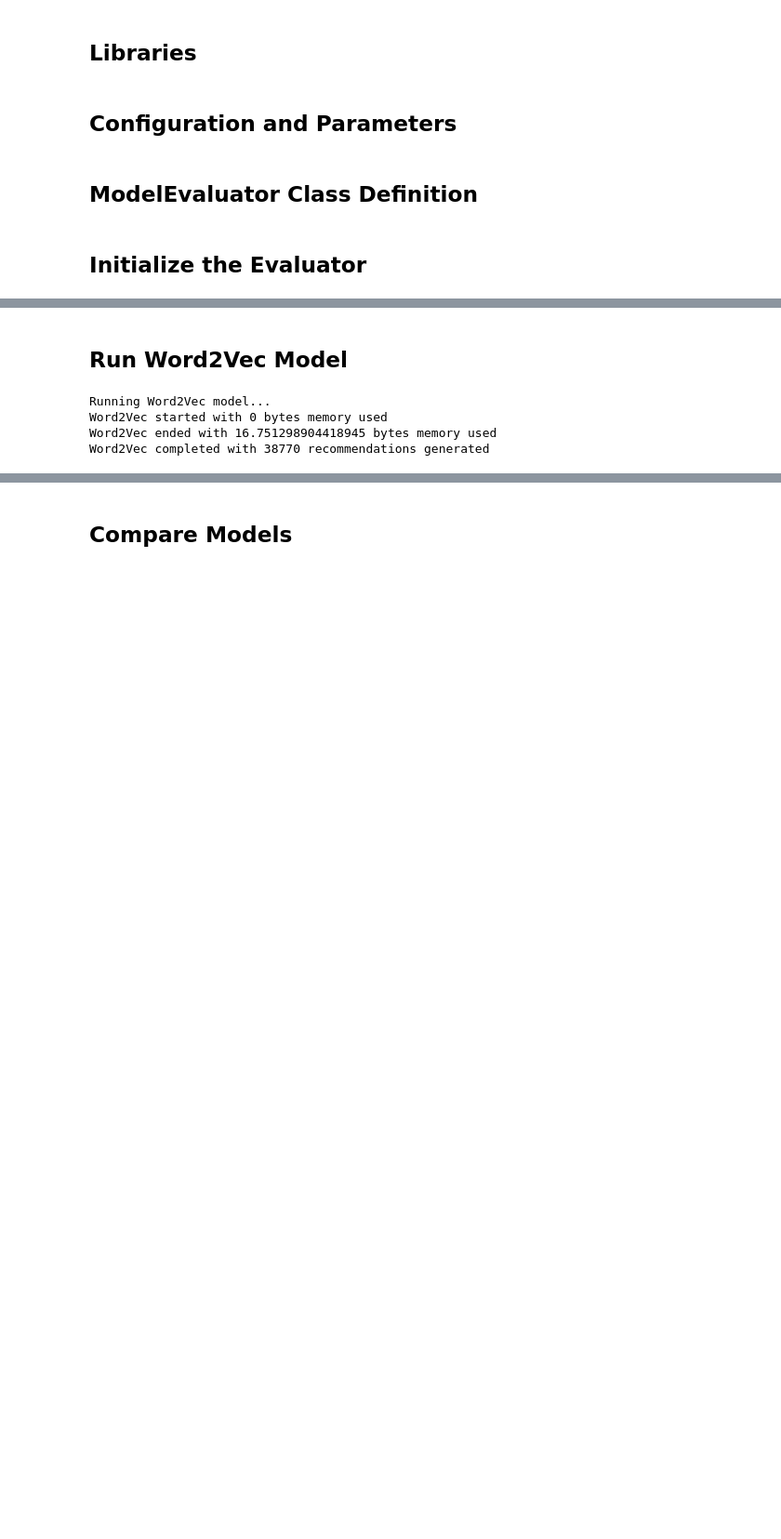
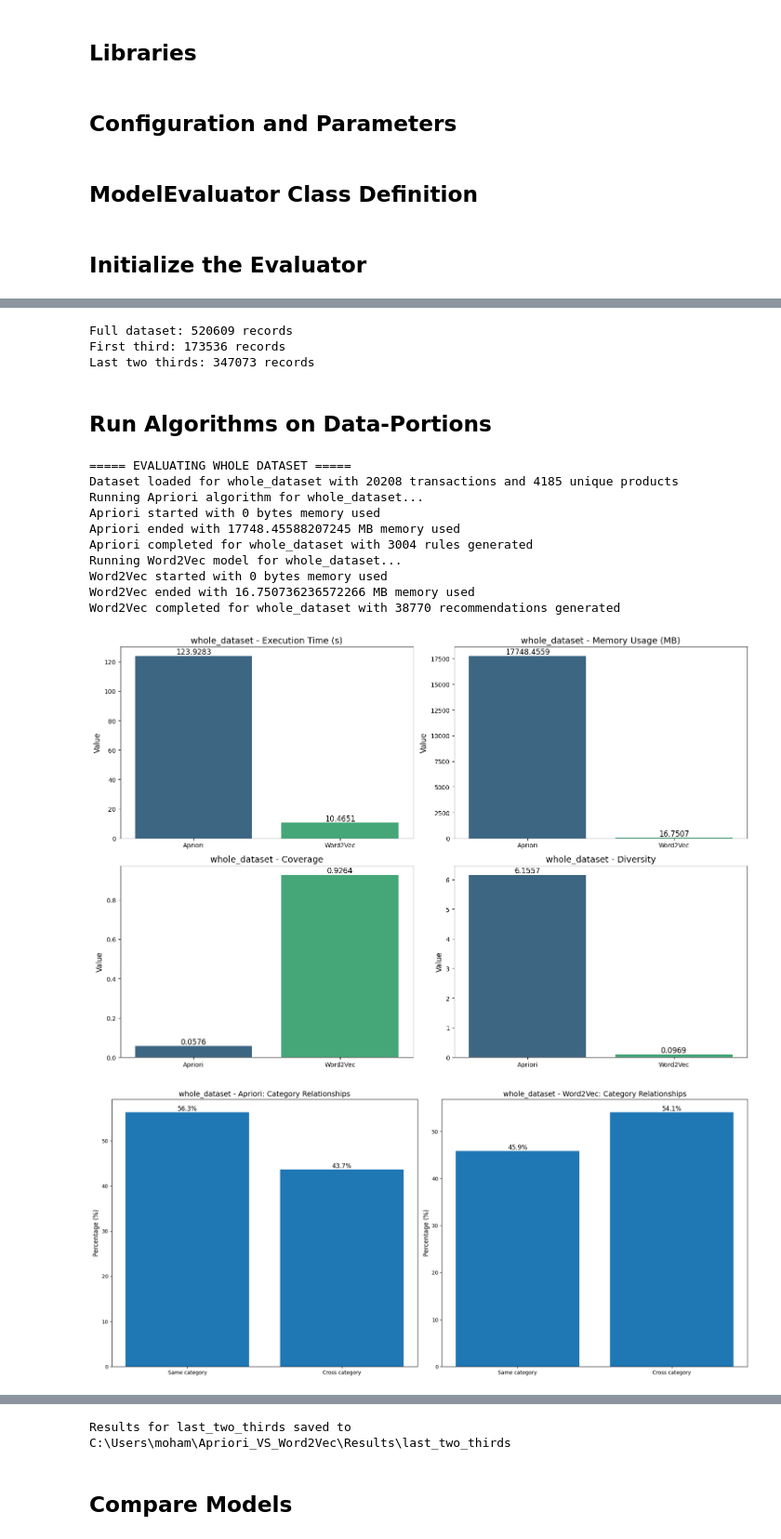
Before and after one commit to Mohammed87FS/Apriori_VS_Word2Vec, a Jupyter notebook: Models/Models_Evaluator_t1.ipynb, the cells around one changed output, grey strips where cells are left out. Shown at 93% size. Saved outputs shown, nothing was run; the diff lists cells and outputs as text; code cells hidden in the pictures; blank space fills up the shorter version.

Commit message:
the comparasion of all portions is still in progress

```diff
--- a/Models/Models_Evaluator_t1.ipynb
+++ b/Models/Models_Evaluator_t1.ipynb
@@ -657,15 +640,59 @@ Apriori completed with 3004 rules generated
-# %% [markdown]
-## Run Word2Vec Model
-# %%
-# Run Word2Vec model with the configured parameters
-word2vec_metrics = evaluator.run_word2vec(
-    vector_size=vector_size_num,
-    window=window_num,
-    min_count=min_count,
-    topn=w2v_topn
-)
-# %% [output]
-Running Word2Vec model...
-Word2Vec started with 0 bytes memory used
-Word2Vec ended with 16.751298904418945 bytes memory used
-Word2Vec completed with 38770 recommendations generated
+# %%
+full_data = pd.read_excel(os.path.join(path, excel_file))
+
+# ===== DATA PARTITIONING =====
+# Split dataset into whole, first third, and last two thirds.
+n = len(full_data)
+one_third_index = n // 3
+
+df_whole = full_data.copy()
+df_first_third = full_data.iloc[:one_third_index]
+df_last_two_thirds = full_data.iloc[one_third_index:]
+
+print(f"Full dataset: {len(df_whole)} records")
+print(f"First third: {len(df_first_third)} records")
+print(f"Last two thirds: {len(df_last_two_thirds)} records")
+
+# Create results directory
+os.makedirs(path_results, exist_ok=True)
+
+# ===== EVALUATE WHOLE DATASET =====
+# %% [output]
+Full dataset: 520609 records
+First third: 173536 records
+Last two thirds: 347073 records
+# %% [markdown]
+## Run Algorithms on Data-Portions
+# %%
+print("\n===== EVALUATING WHOLE DATASET =====")
+evaluator_whole = ModelEvaluator(path, path_results, excel_file, df_whole, "whole_dataset")
+evaluator_whole.run_apriori()
+evaluator_whole.run_word2vec()
+evaluator_whole.save_results()
+
+# ===== EVALUATE FIRST THIRD =====
+print("\n===== EVALUATING FIRST THIRD OF DATASET =====")
+evaluator_first_third = ModelEvaluator(path, path_results, excel_file, df_first_third, "first_third")
+evaluator_first_third.run_apriori()
+evaluator_first_third.run_word2vec()
+evaluator_first_third.save_results()
+
+# ===== EVALUATE LAST TWO THIRDS =====
+print("\n===== EVALUATING LAST TWO THIRDS OF DATASET =====")
+evaluator_last_two_thirds = ModelEvaluator(path, path_results, excel_file, df_last_two_thirds, "last_two_thirds")
+evaluator_last_two_thirds.run_apriori()
+evaluator_last_two_thirds.run_word2vec()
+evaluator_last_two_thirds.save_results()
+# %% [output]
+===== EVALUATING WHOLE DATASET =====
+Dataset loaded for whole_dataset with 20208 transactions and 4185 unique products
+Running Apriori algorithm for whole_dataset...
+Apriori started with 0 bytes memory used
+Apriori ended with 17748.45588207245 MB memory used
+Apriori completed for whole_dataset with 3004 rules generated
+Running Word2Vec model for whole_dataset...
+Word2Vec started with 0 bytes memory used
+Word2Vec ended with 16.750736236572266 MB memory used
+Word2Vec completed for whole_dataset with 38770 recommendations generated
+[figure, added]
+[figure, added]
@@ -672,2 +727,3 @@ Word2Vec completed with 38770 recommendations generated
+Results for last_two_thirds saved to C:\Users\moham\Apriori_VS_Word2Vec\Results\last_two_thirds
 # %% [markdown]
 ## Compare Models
```
Also changed, not shown: parts of 11 cells of this notebook, 30 other files.
